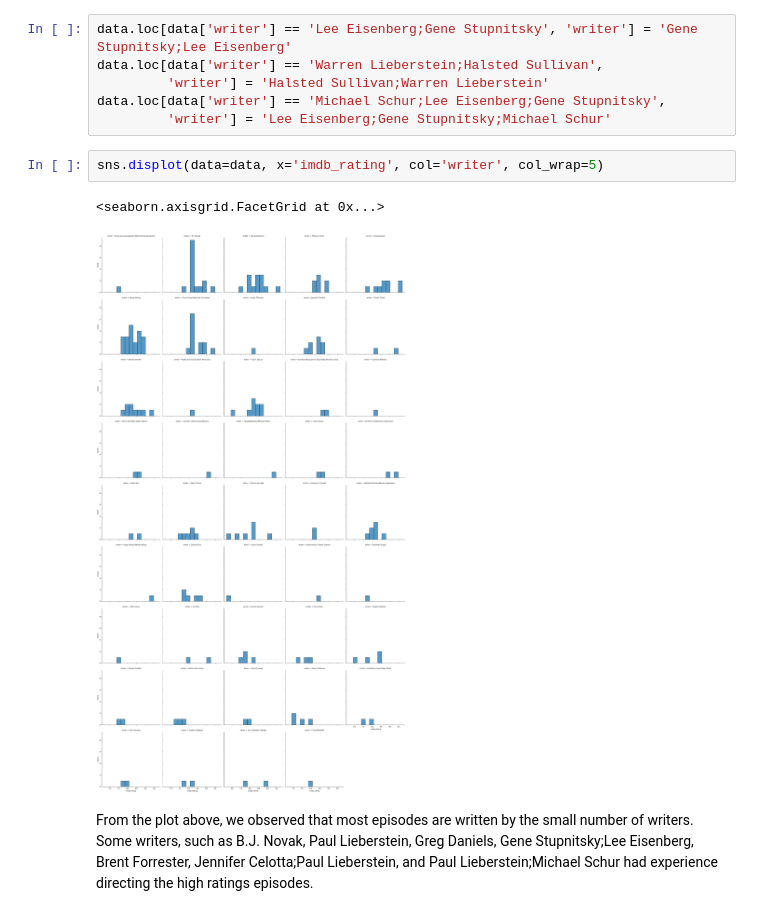
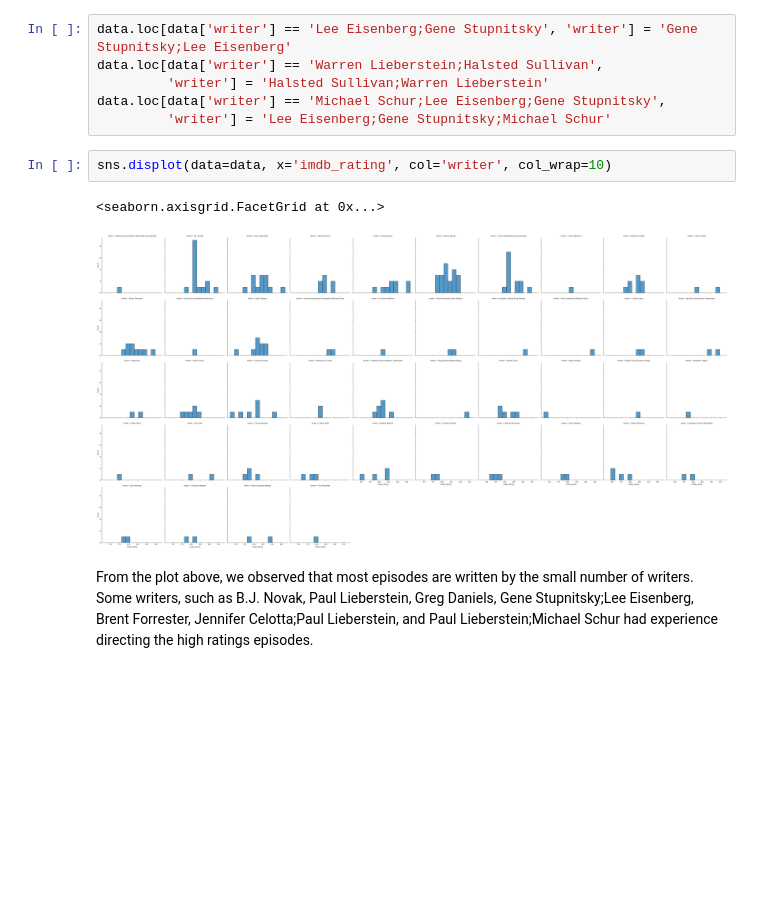
Before and after one commit to Machine-Learning-in-Python-Group-24/Machine-Learning-in-Python-Group-24, a Jupyter notebook: Project 1/project1Proofed.ipynb, the cells around one changed output. Drawn from its saved outputs; the diff is of its cells as text; blank space fills up the shorter version.

```diff
--- a/Project 1/project1Proofed.ipynb
+++ b/Project 1/project1Proofed.ipynb
@@ -240,10 +234,10 @@ data.loc[data['writer'] == 'Warren Lieberstein;Halsted Sullivan',
 data.loc[data['writer'] == 'Michael Schur;Lee Eisenberg;Gene Stupnitsky',
          'writer'] = 'Lee Eisenberg;Gene Stupnitsky;Michael Schur'
 # %%
-sns.displot(data=data, x='imdb_rating', col='writer', col_wrap=5)
+sns.displot(data=data, x='imdb_rating', col='writer', col_wrap=10)
 # %% [output]
 <seaborn.axisgrid.FacetGrid at 0x...>
-[figure, old version]
+[figure, new version]
 # %% [markdown]
 From the plot above, we observed that most episodes are written by the small number of writers. Some writers, such as B.J. Novak, Paul Lieberstein, Greg Daniels, Gene Stupnitsky;Lee Eisenberg, Brent Forrester, Jennifer Celotta;Paul Lieberstein, and Paul Lieberstein;Michael Schur had experience directing the high ratings episodes.
 # %% [markdown]
```
Also changed, not shown: parts of 19 cells of this notebook.
